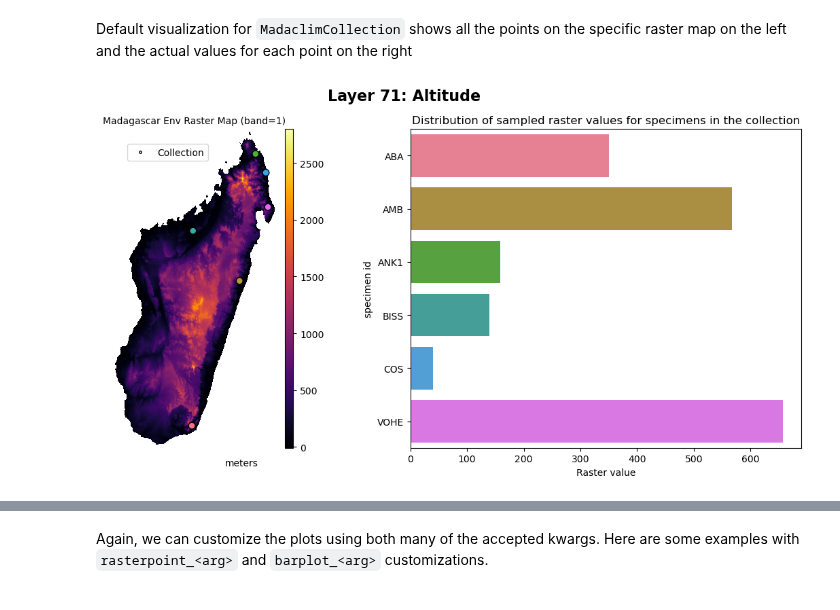
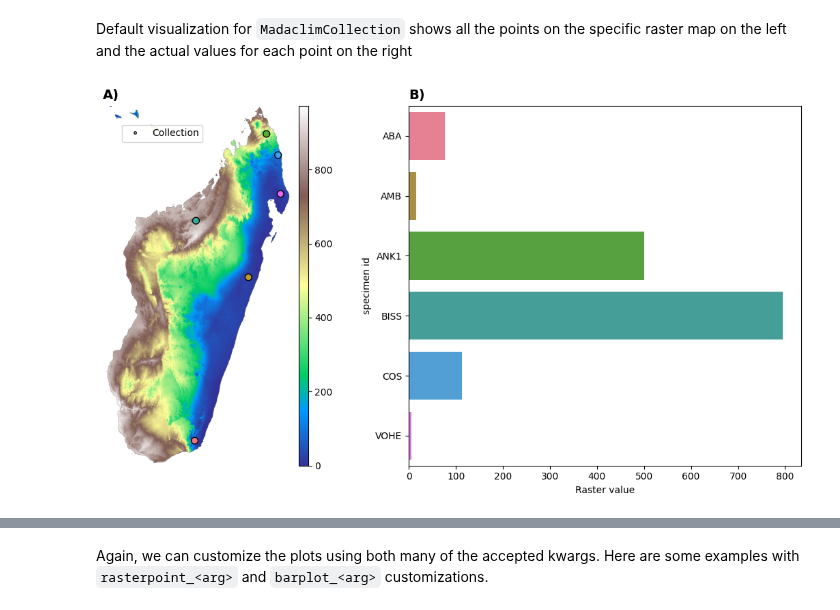
Before and after one commit to tahiri-lab/py_madaclim, a Jupyter notebook: workdir_new_coffea_coords2/analysis/graphs/habitat_layer.ipynb, the cells around one changed output, grey strips where cells are left out. Saved outputs shown, nothing was run; the diff lists cells and outputs as text; code cells hidden in the pictures.

Commit message:
generating graph for ICBBB article without titles

```diff
--- a/workdir_new_coffea_coords2/analysis/graphs/habitat_layer.ipynb
+++ b/workdir_new_coffea_coords2/analysis/graphs/habitat_layer.ipynb
@@ -1034,9 +1022,9 @@ coll.gdf
 Default visualization for `MadaclimCollection` shows all the points on the specific raster map on the left and the actual values for each point on the right
 # %%
 # Base visualization for continuous layers #CF
-coll.plot_on_layer(layer="layer_71")
+coll.plot_on_layer(layer="layer_69")
 # %% [output]
-[figure, old version]
+[figure, new version]
 # %%
 # Base visualization for categorical layers
 coll.plot_on_layer("layer_75")
```
Also changed, not shown: parts of 26 cells of this notebook, 17 other files.
